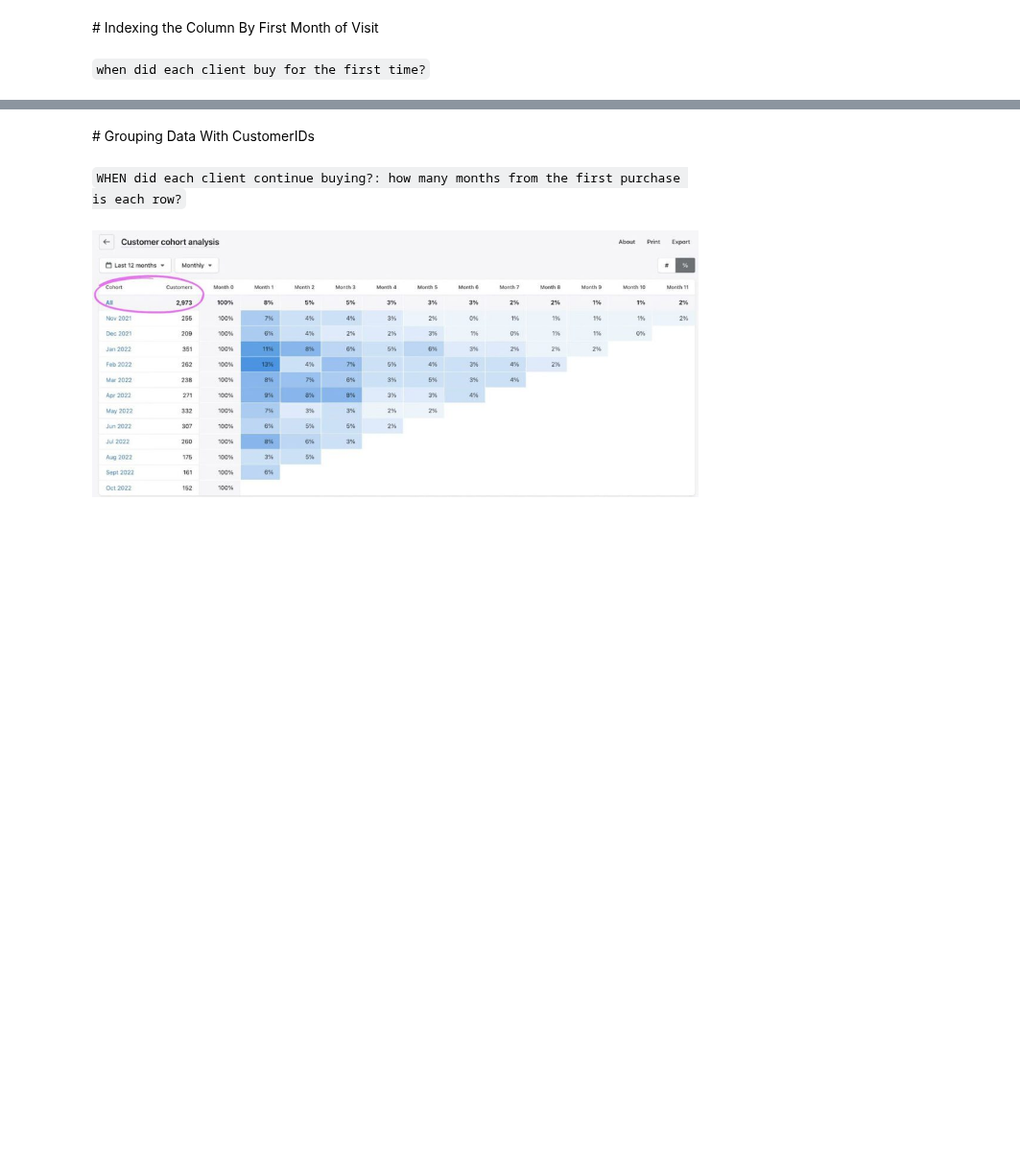
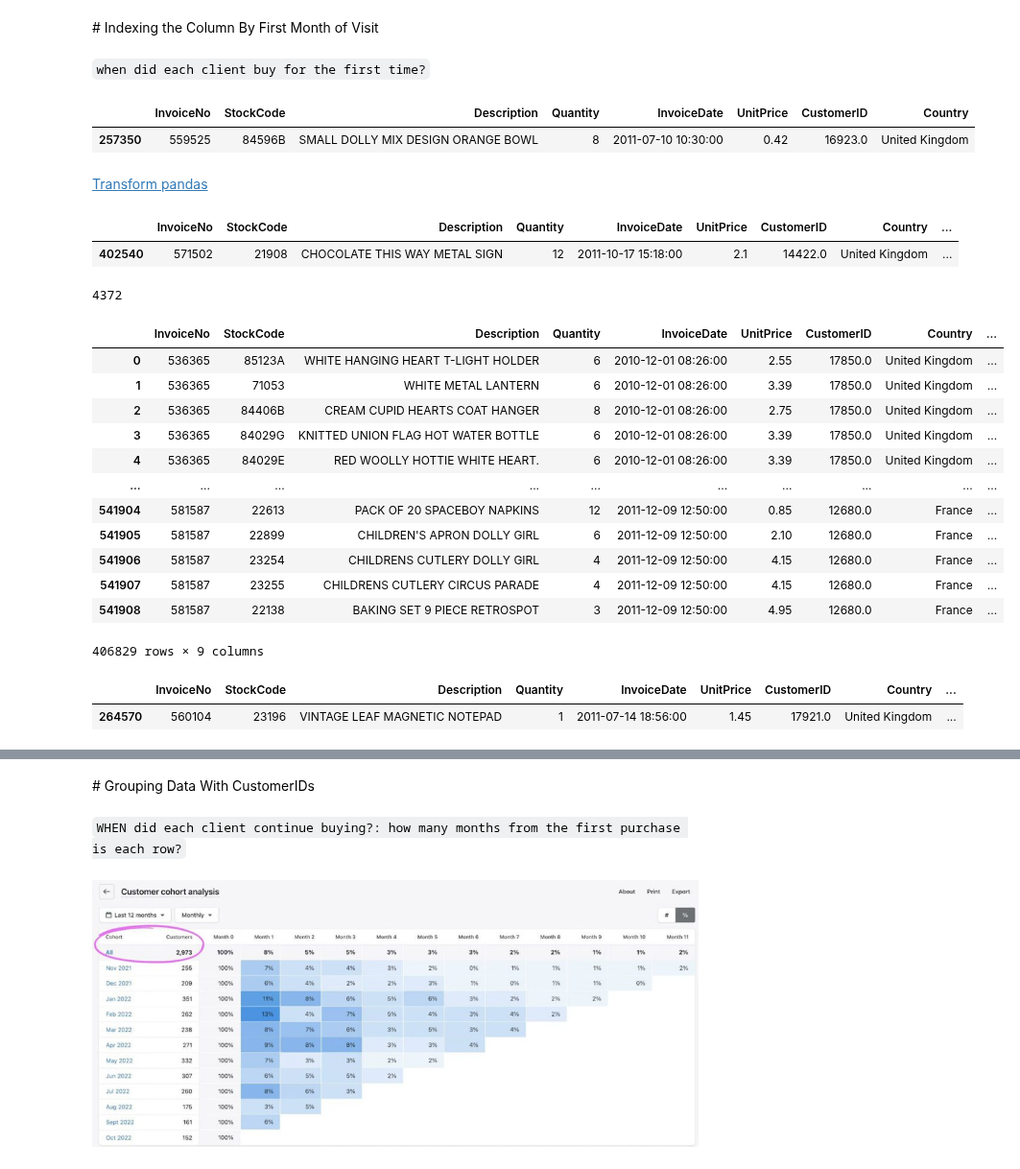
Before and after one commit to Ironhack-data-bcn-oct-2023/lectures, a Jupyter notebook: week-6/03 - Cohort analysis.ipynb, the cells around one changed output, grey strips where cells are left out. Shown at 96% size. Saved outputs shown, nothing was run; the diff lists cells and outputs as text; code cells hidden in the pictures; blank space fills up the shorter version.

```diff
--- a/week-6/03 - Cohort analysis.ipynb
+++ b/week-6/03 - Cohort analysis.ipynb
@@ -10,0 +16,3 @@ import datetime as dt
+# %%
+df = pd.read_excel("../datasets/Online Retail - cohort.xlsx")
+df
@@ -14,0 +107,3 @@ import datetime as dt
+# %%
+df.dropna(subset=["CustomerID"], inplace=True)
+df.shape
@@ -16,3 +131,8 @@ import datetime as dt
 # Indexing the Column By First Month of Visit
 # %% [markdown]
 `when did each client buy for the first time?`
+# %%
+df.sample()
+# %% [output]
+|  | InvoiceNo | StockCode | Description | Quantity | InvoiceDate | UnitPrice | CustomerID | Country |
+| 257350 | 559525 | 84596B | SMALL DOLLY MIX DESIGN ORANGE BOWL | 8 | 2011-07-10 10:30:00 | 0.42 | 16923.0 | United Kingdom |
@@ -18,0 +141,12 @@ import datetime as dt
+# %%
+df["cohort_month"] =  df.groupby("CustomerID")["InvoiceDate"].min() # [] -> series / column
+
+# the first purchase they did
+# %% [markdown]
+[Transform pandas](https://pandas.pydata.org/docs/reference/api/pandas.DataFrame.transform.html)
+# %%
+df["cohort_month"] =  df.groupby("CustomerID")["InvoiceDate"].transform("min") # [] -> series / column
+df.sample()                                                   # lambda x: min(x)
+# %% [output]
+|  | InvoiceNo | StockCode | Description | Quantity | InvoiceDate | UnitPrice | CustomerID | Country | ... |
+| 402540 | 571502 | 21908 | CHOCOLATE THIS WAY METAL SIGN | 12 | 2011-10-17 15:18:00 | 2.1 | 14422.0 | United Kingdom | ... |
@@ -18,0 +156,25 @@ import datetime as dt
+# %%
+len(df["CustomerID"].unique())
+# %% [output]
+4372
+# %%
+df
+# %% [output]
+|  | InvoiceNo | StockCode | Description | Quantity | InvoiceDate | UnitPrice | CustomerID | Country | ... |
+| 0 | 536365 | 85123A | WHITE HANGING HEART T-LIGHT HOLDER | 6 | 2010-12-01 08:26:00 | 2.55 | 17850.0 | United Kingdom | ... |
+| 1 | 536365 | 71053 | WHITE METAL LANTERN | 6 | 2010-12-01 08:26:00 | 3.39 | 17850.0 | United Kingdom | ... |
+| 2 | 536365 | 84406B | CREAM CUPID HEARTS COAT HANGER | 8 | 2010-12-01 08:26:00 | 2.75 | 17850.0 | United Kingdom | ... |
+| 3 | 536365 | 84029G | KNITTED UNION FLAG HOT WATER BOTTLE | 6 | 2010-12-01 08:26:00 | 3.39 | 17850.0 | United Kingdom | ... |
+| 4 | 536365 | 84029E | RED WOOLLY HOTTIE WHITE HEART. | 6 | 2010-12-01 08:26:00 | 3.39 | 17850.0 | United Kingdom | ... |
+| ... | ... | ... | ... | ... | ... | ... | ... | ... | ... |
+| 541904 | 581587 | 22613 | PACK OF 20 SPACEBOY NAPKINS | 12 | 2011-12-09 12:50:00 | 0.85 | 12680.0 | France | ... |
+| 541905 | 581587 | 22899 | CHILDREN'S APRON DOLLY GIRL | 6 | 2011-12-09 12:50:00 | 2.10 | 12680.0 | France | ... |
+| 541906 | 581587 | 23254 | CHILDRENS CUTLERY DOLLY GIRL | 4 | 2011-12-09 12:50:00 | 4.15 | 12680.0 | France | ... |
+| 541907 | 581587 | 23255 | CHILDRENS CUTLERY CIRCUS PARADE | 4 | 2011-12-09 12:50:00 | 4.15 | 12680.0 | France | ... |
+| 541908 | 581587 | 22138 | BAKING SET 9 PIECE RETROSPOT | 3 | 2011-12-09 12:50:00 | 4.95 | 12680.0 | France | ... |
+406829 rows × 9 columns
+# %%
+df.sample()
+# %% [output]
+|  | InvoiceNo | StockCode | Description | Quantity | InvoiceDate | UnitPrice | CustomerID | Country | ... |
+| 264570 | 560104 | 23196 | VINTAGE LEAF MAGNETIC NOTEPAD | 1 | 2011-07-14 18:56:00 | 1.45 | 17921.0 | United Kingdom | ... |
```
Also changed, not shown: parts of 32 cells of this notebook.
